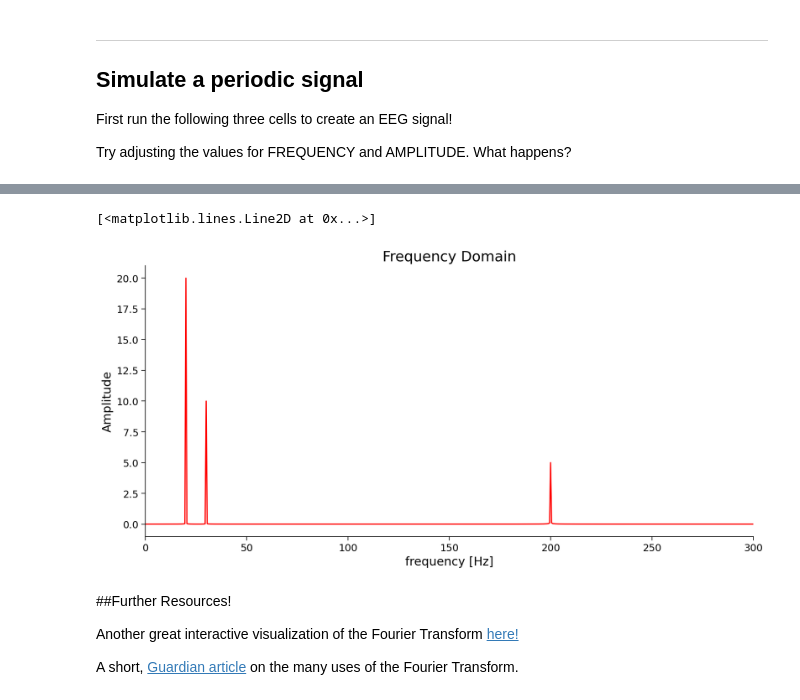
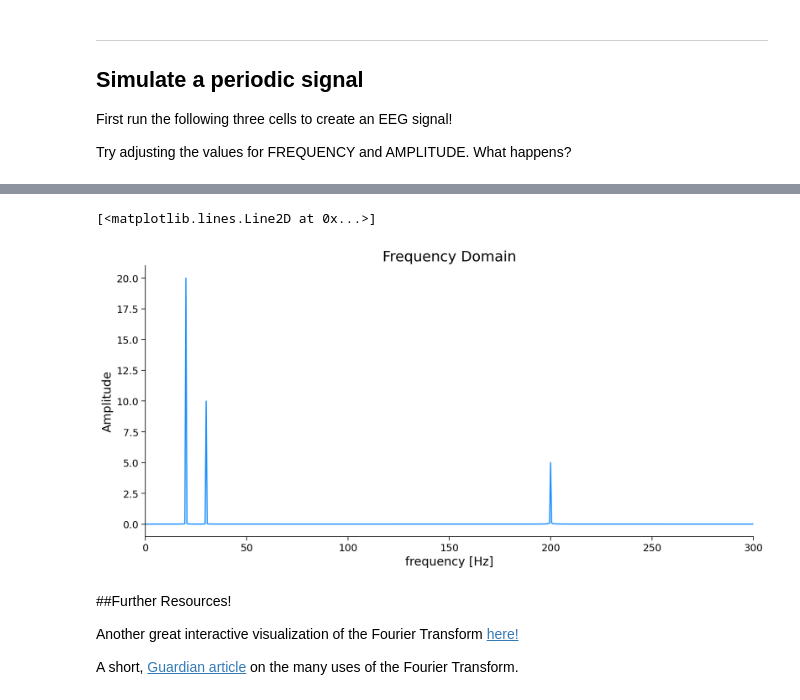
Before and after one commit to pkoneill/VisualizingBrainWaves, a Jupyter notebook: Visualizing_Brain_Waves_Fourier.ipynb, the cells around one changed output, grey strips where cells are left out. Cells and saved outputs as stored; diff of their text form; code cells hidden in the pictures.

```diff
--- a/Visualizing_Brain_Waves_Fourier.ipynb
+++ b/Visualizing_Brain_Waves_Fourier.ipynb
@@ -154,11 +157,11 @@ frequencies = [(i*1.0/numSamples)*sRate for i in range(numSamples//2+1)]
 # %%
 setup_graph(x_label='frequency [Hz]', y_label='Amplitude',
             title='Frequency Domain', fig_size=(12,6))
 plt.xlim(0, 300)
-plt.plot(frequencies, magnitude, 'r')
+plt.plot(frequencies, magnitude, 'dodgerblue')
 # %% [output]
 [<matplotlib.lines.Line2D at 0x...>]
-[figure, old version]
+[figure, new version]
 # %% [markdown]
 ##Further Resources!
 
```
Also changed, not shown: parts of 4 cells of this notebook.
